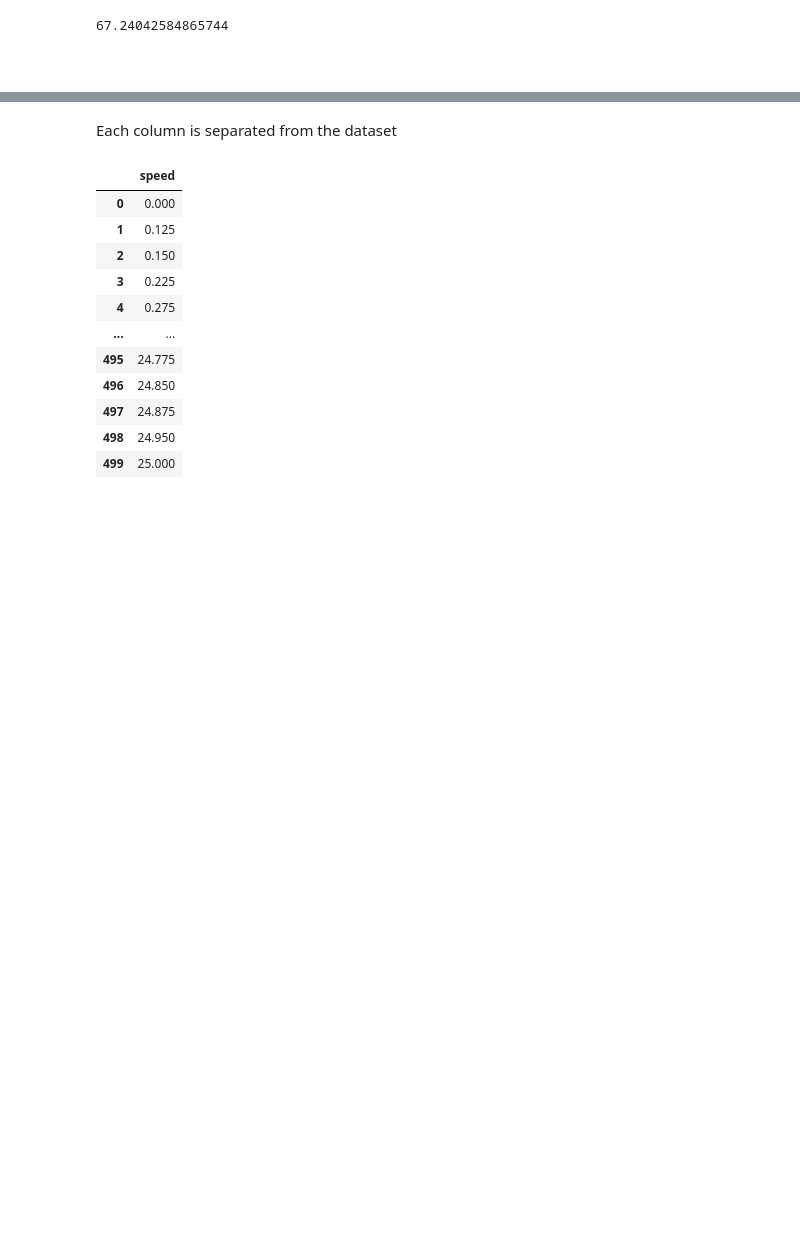
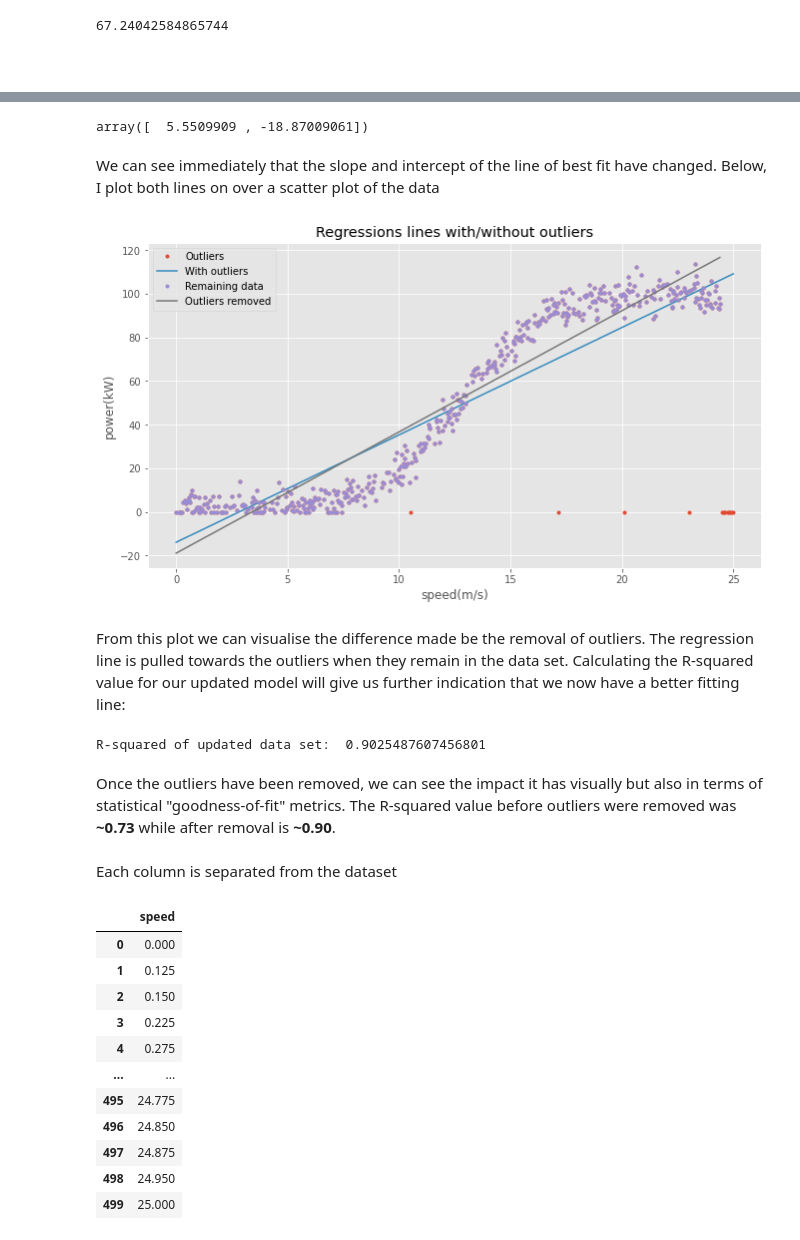
Before and after one commit to colm-o-caoimh/RegressionAnalysis, a Jupyter notebook: FDA_PROJECT2020.ipynb, the cells around one changed output, grey strips where cells are left out. Cells and saved outputs as stored; diff of their text form; code cells hidden in the pictures; blank space fills up the shorter version.

```diff
--- a/FDA_PROJECT2020.ipynb
+++ b/FDA_PROJECT2020.ipynb
@@ -192,3 +337,44 @@ As noted above, the presence of outliers can misrepresent
+# %%
+# Call polyfit passing speed and power as parameters
+coeffs2 = np.polyfit(pp_updated.speed, pp_updated.power, 1)
+
+# Output polynomial coefficients (slope and y-intercept)
+coeffs2
+# %% [output]
+array([  5.5509909 , -18.87009061])
+# %% [markdown]
+We can see immediately that the slope and intercept of the line of best fit have changed. Below, I plot both lines on over a scatter plot of the data
+# %%
+# Plot both on one plot.
+plt.plot(pp.speed, pp.power, '.', label="Outliers")
+plt.plot(pp.speed, coeffs[0] * pp.speed + coeffs[1], '-', label='With outliers')
+plt.plot(pp_updated.speed, pp_updated.power, '.', label="Remaining data")
+plt.plot(pp_updated.speed, coeffs2[0] * pp_updated.speed + coeffs2[1], '-', label='Outliers removed')
+
+plt.title('Regressions lines with/without outliers')
+plt.xlabel('speed(m/s)')
+plt.ylabel('power(kW)')
+plt.legend();
+# %% [output]
+[figure, added]
+# %% [markdown]
+From this plot we can visualise the difference made be the removal of outliers. The regression line is pulled towards the outliers when they remain in the data set. Calculating the R-squared value for our updated model will give us further indication that we now have a better fitting line:
+# %%
+# Generate correlation matrix
+correlation_matrix2 = np.corrcoef(pp_updated.speed, pp_updated.power)
+
+# Slice array to get correlation coefficient
+correlation_xy2 = correlation_matrix2[0, 1]
+
+# Calculate R-squared value
+r_2_updated = correlation_xy2 ** 2
+
+# Print result to screen
+print('R-squared of updated data set: ', r_2_updated)
+# %% [output]
+R-squared of updated data set:  0.9025487607456801
+# %% [markdown]
+Once the outliers have been removed, we can see the impact it has visually but also in terms of statistical "goodness-of-fit" metrics. The R-squared value before outliers were removed was **~0.73** while after removal is **~0.90**.
 # %% [markdown]
 Each column is separated from the dataset
 # %%
```
Also changed, not shown: parts of 24 cells of this notebook.
